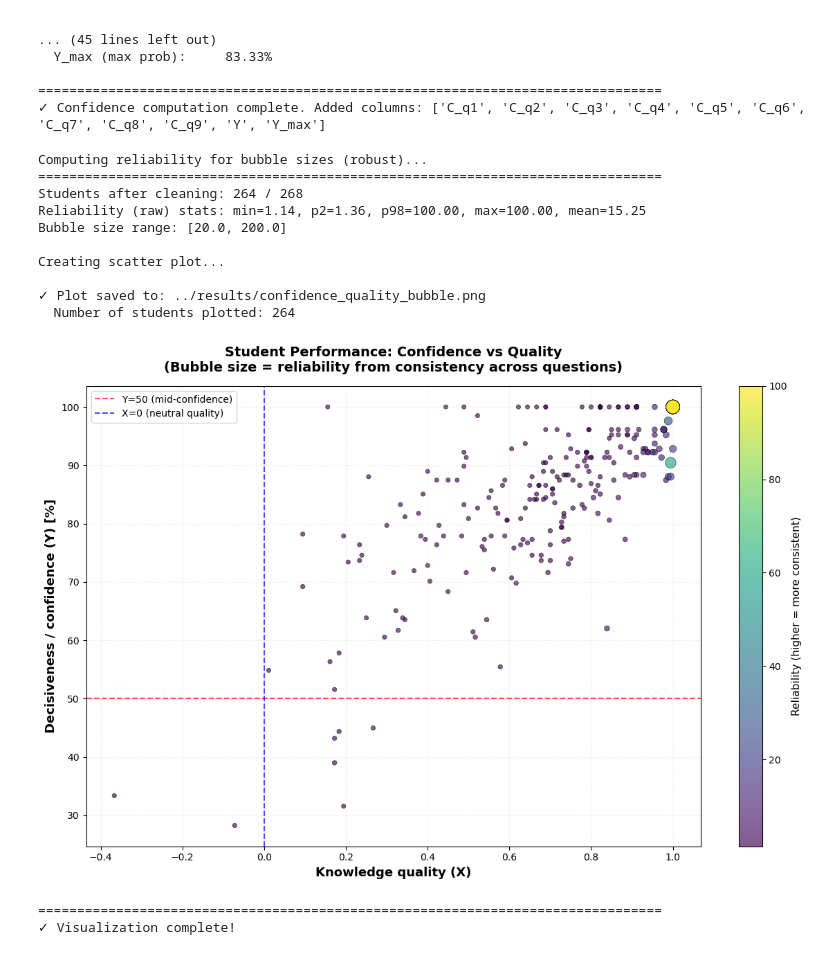
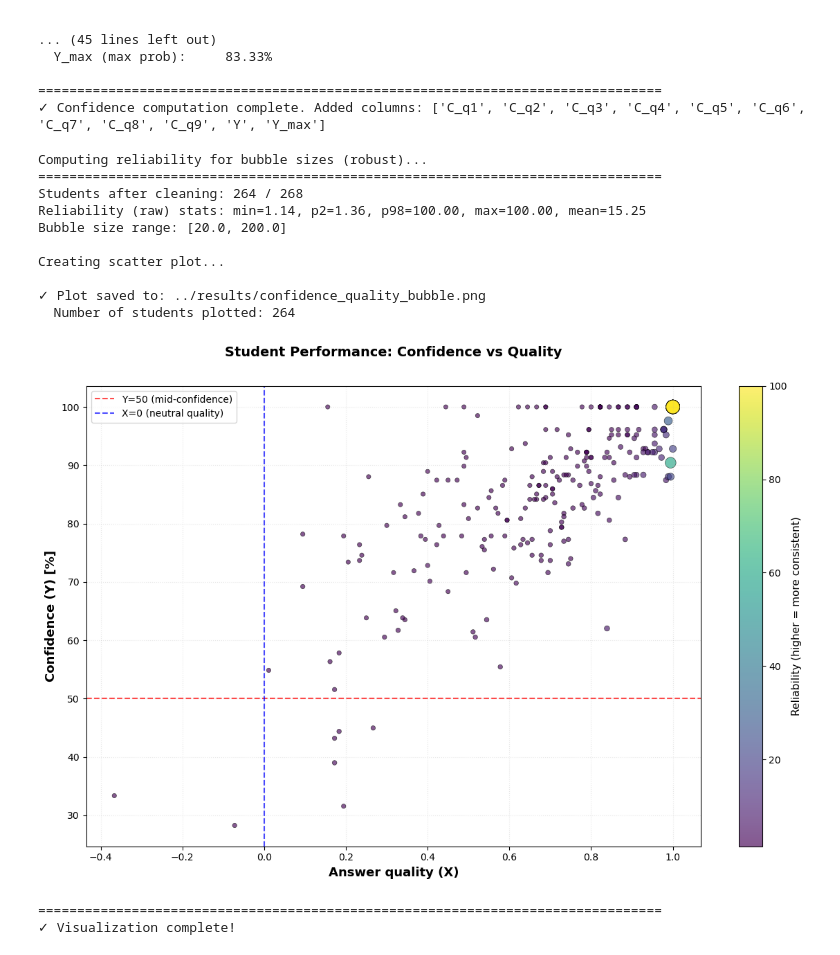
Before and after one commit to juliepe/exam_analysis_H25, a Jupyter notebook: analysis/Oblig3/notebooks/2. Analysis.ipynb, the cells around one changed output. Drawn from its saved outputs; the diff is of its cells as text; code cells hidden in the pictures.

Commit message:
første verson av oblig3 plot

```diff
--- a/analysis/Oblig3/notebooks/2. Analysis.ipynb
+++ b/analysis/Oblig3/notebooks/2. Analysis.ipynb
@@ -561,11 +561,10 @@ ax.axhline(y=50, color='red', linestyle='--', linewidth=1.5, alpha=0.7, label='Y
 ax.axvline(x=0, color='blue', linestyle='--', linewidth=1.5, alpha=0.7, label='X=0 (neutral quality)')
 
 # Labels
-ax.set_xlabel('Knowledge quality (X)', fontsize=13, fontweight='bold')
-ax.set_ylabel('Decisiveness / confidence (Y) [%]', fontsize=13, fontweight='bold')
+ax.set_xlabel('Answer quality (X)', fontsize=13, fontweight='bold')
+ax.set_ylabel('Confidence (Y) [%]', fontsize=13, fontweight='bold')
 ax.set_title(
-    'Student Performance: Confidence vs Quality\n'
-    '(Bubble size = reliability from consistency across questions)',
+    'Student Performance: Confidence vs Quality\n',
     fontsize=14, fontweight='bold', pad=15
 )
 
@@ -575,33 +574,33 @@ cbar.set_label('Reliability (higher = more consistent)', fontsize=11)
 
 # Grid + legend
 ax.grid(True, alpha=0.3, linestyle=':')
 ax.legend(loc='upper left', fontsize=10)
 
 plt.tight_layout()
 
 # --- 5) Save ---
 output_dir = "../results"
 os.makedirs(output_dir, exist_ok=True)
 output_path = os.path.join(output_dir, "confidence_quality_bubble.png")
 plt.savefig(output_path, dpi=300, bbox_inches='tight')
 
 print(f"\n✓ Plot saved to: {output_path}")
 print(f"  Number of students plotted: {len(df_plot)}")
 
 plt.show()
 print("\n" + "=" * 80)
 print("✓ Visualization complete!")
 # %% [output]
 Computing reliability for bubble sizes (robust)...
 ================================================================================
 Students after cleaning: 264 / 268
 Reliability (raw) stats: min=1.14, p2=1.36, p98=100.00, max=100.00, mean=15.25
 Bubble size range: [20.0, 200.0]
 
 Creating scatter plot...
 
 ✓ Plot saved to: ../results/confidence_quality_bubble.png
   Number of students plotted: 264
-[figure, old version]
+[figure, new version]
 ================================================================================
 ✓ Visualization complete!
```
Also changed, not shown: 1 other file.
